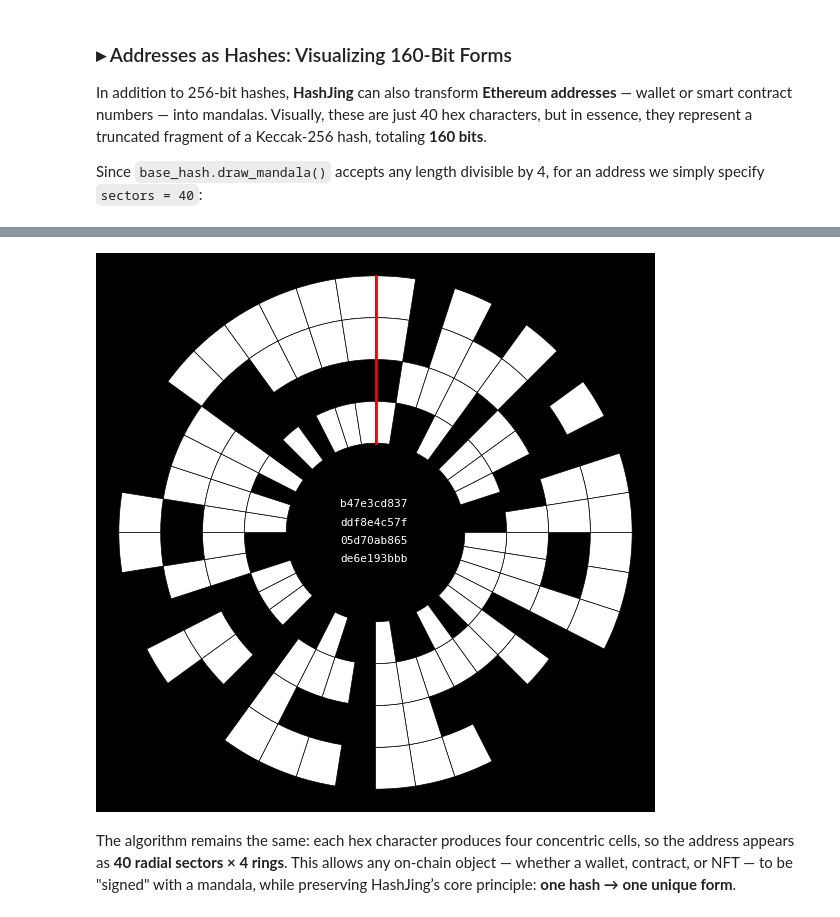
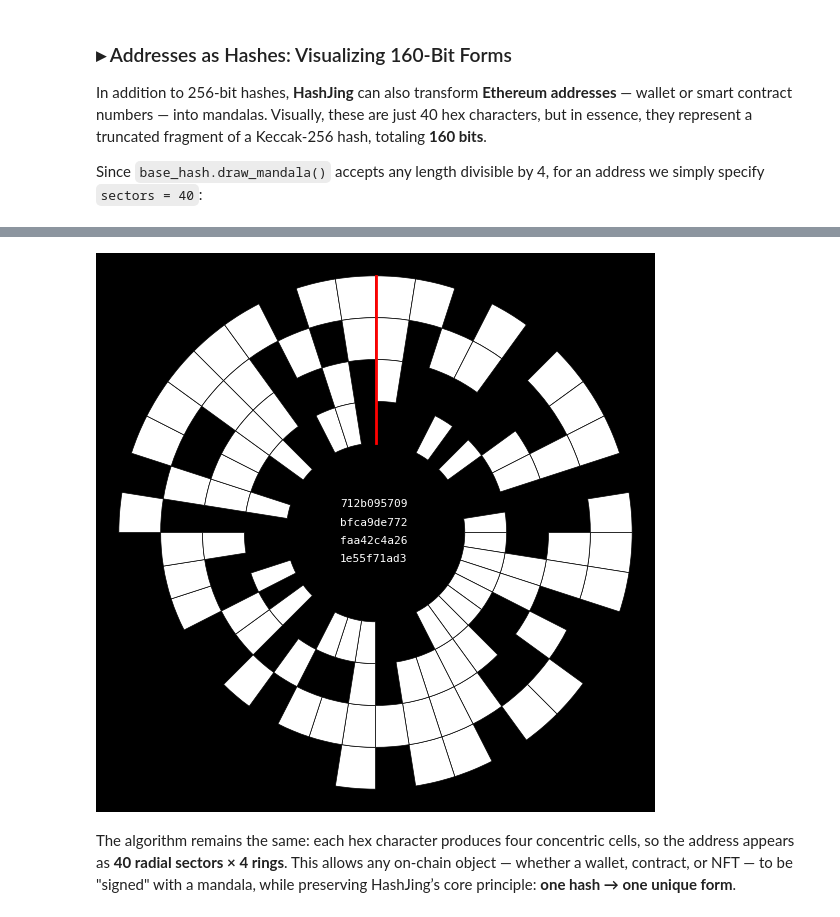
Before and after one commit to HashCanon/hashcanon.github.io, a Jupyter notebook: WhitePaper.ipynb, the cells around one changed output, grey strips where cells are left out. Drawn from its saved outputs; the diff is of its cells as text; code cells hidden in the pictures.

```diff
--- a/WhitePaper.ipynb
+++ b/WhitePaper.ipynb
@@ -209,8 +219,11 @@ In addition to 256-bit hashes, **HashJing** can also transform **Ethereum addres
 
 Since `base_hash.draw_mandala()` accepts any length divisible by 4, for an address we simply specify `sectors = 40`:
 # %%
+my_hash = base_hash.generate_random_hash(bits=160)
+print(f'my_hash = {my_hash}')
+print()
 base_hash.draw_mandala(
-    "0xb47e3cd837ddf8e4c57f05d70ab865de6e193bbb",  # CryptoPunks contract address
+    my_hash,
     sectors=40, show_radial_line=True
 )
 # %% [output]
@@ -217,3 +231,3 @@ base_hash.draw_mandala(
-[figure, old version]
+[figure, new version]
 # %% [markdown]
 The algorithm remains the same: each hex character produces four concentric cells, so the address appears as **40 radial sectors × 4 rings**. This allows any on-chain object — whether a wallet, contract, or NFT — to be "signed" with a mandala, while preserving HashJing’s core principle: **one hash → one unique form**.
```
Also changed, not shown: parts of 30 cells of this notebook, 3 other files.
